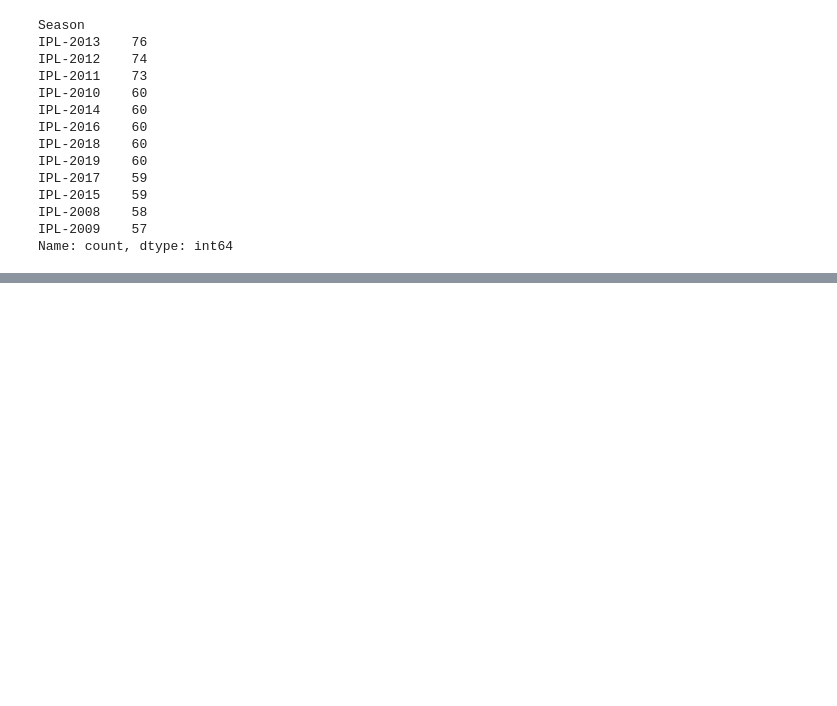
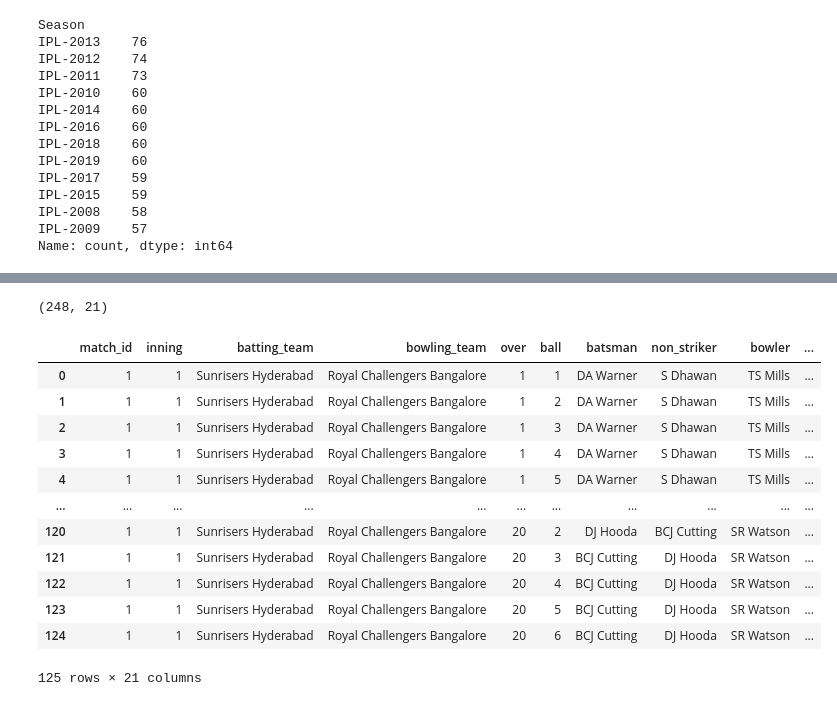
Before and after one commit to shabbir2931/IPL_EDA_DATA_SET, a Jupyter notebook: IPL_EDA_DATASET.ipynb, the cells around one changed output, grey strips where cells are left out. Drawn from its saved outputs; the diff is of its cells as text; code cells hidden in the pictures; blank space fills up the shorter version.

```diff
--- a/IPL_EDA_DATASET.ipynb
+++ b/IPL_EDA_DATASET.ipynb
@@ -440,0 +517,5 @@ Name: count, dtype: int64
+# %%
+# i want to focus match 1 and sunrises hyderabad
+
+match_1=deliveries[deliveries['match_id']==1]
+match_1.head()
@@ -440,0 +530,23 @@ Name: count, dtype: int64
+# %%
+# 120 balls in each team in 20-20
+# so, here 8 extras
+match_1.shape
+# %% [output]
+(248, 21)
+# %%
+srh=match_1[match_1['inning']==1]
+srh
+# %% [output]
+|  | match_id | inning | batting_team | bowling_team | over | ball | batsman | non_striker | bowler | ... |
+| 0 | 1 | 1 | Sunrisers Hyderabad | Royal Challengers Bangalore | 1 | 1 | DA Warner | S Dhawan | TS Mills | ... |
+| 1 | 1 | 1 | Sunrisers Hyderabad | Royal Challengers Bangalore | 1 | 2 | DA Warner | S Dhawan | TS Mills | ... |
+| 2 | 1 | 1 | Sunrisers Hyderabad | Royal Challengers Bangalore | 1 | 3 | DA Warner | S Dhawan | TS Mills | ... |
+| 3 | 1 | 1 | Sunrisers Hyderabad | Royal Challengers Bangalore | 1 | 4 | DA Warner | S Dhawan | TS Mills | ... |
+| 4 | 1 | 1 | Sunrisers Hyderabad | Royal Challengers Bangalore | 1 | 5 | DA Warner | S Dhawan | TS Mills | ... |
+| ... | ... | ... | ... | ... | ... | ... | ... | ... | ... | ... |
+| 120 | 1 | 1 | Sunrisers Hyderabad | Royal Challengers Bangalore | 20 | 2 | DJ Hooda | BCJ Cutting | SR Watson | ... |
+| 121 | 1 | 1 | Sunrisers Hyderabad | Royal Challengers Bangalore | 20 | 3 | BCJ Cutting | DJ Hooda | SR Watson | ... |
+| 122 | 1 | 1 | Sunrisers Hyderabad | Royal Challengers Bangalore | 20 | 4 | BCJ Cutting | DJ Hooda | SR Watson | ... |
+| 123 | 1 | 1 | Sunrisers Hyderabad | Royal Challengers Bangalore | 20 | 5 | BCJ Cutting | DJ Hooda | SR Watson | ... |
+| 124 | 1 | 1 | Sunrisers Hyderabad | Royal Challengers Bangalore | 20 | 6 | BCJ Cutting | DJ Hooda | SR Watson | ... |
+125 rows × 21 columns
```
Also changed, not shown: parts of 15 cells of this notebook.
